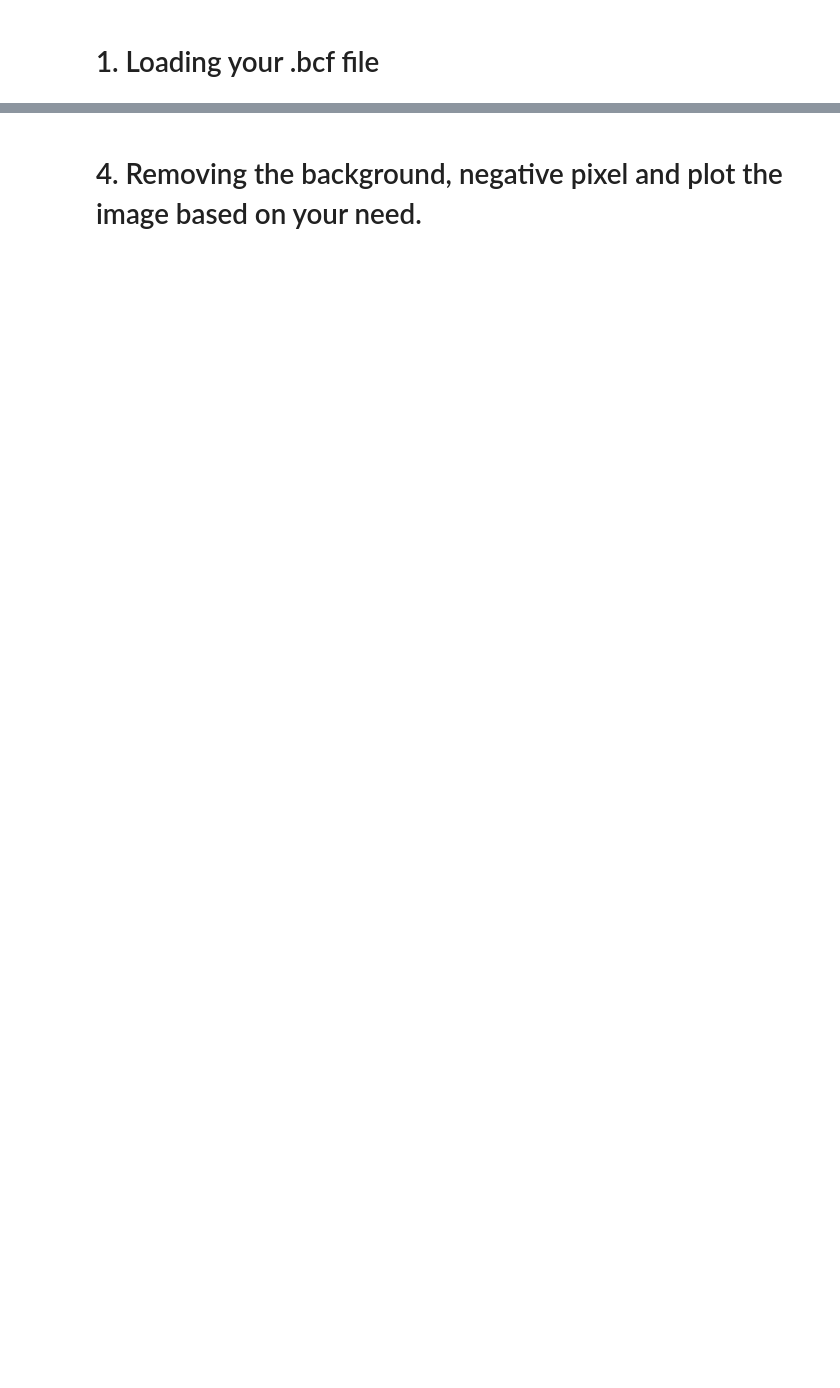
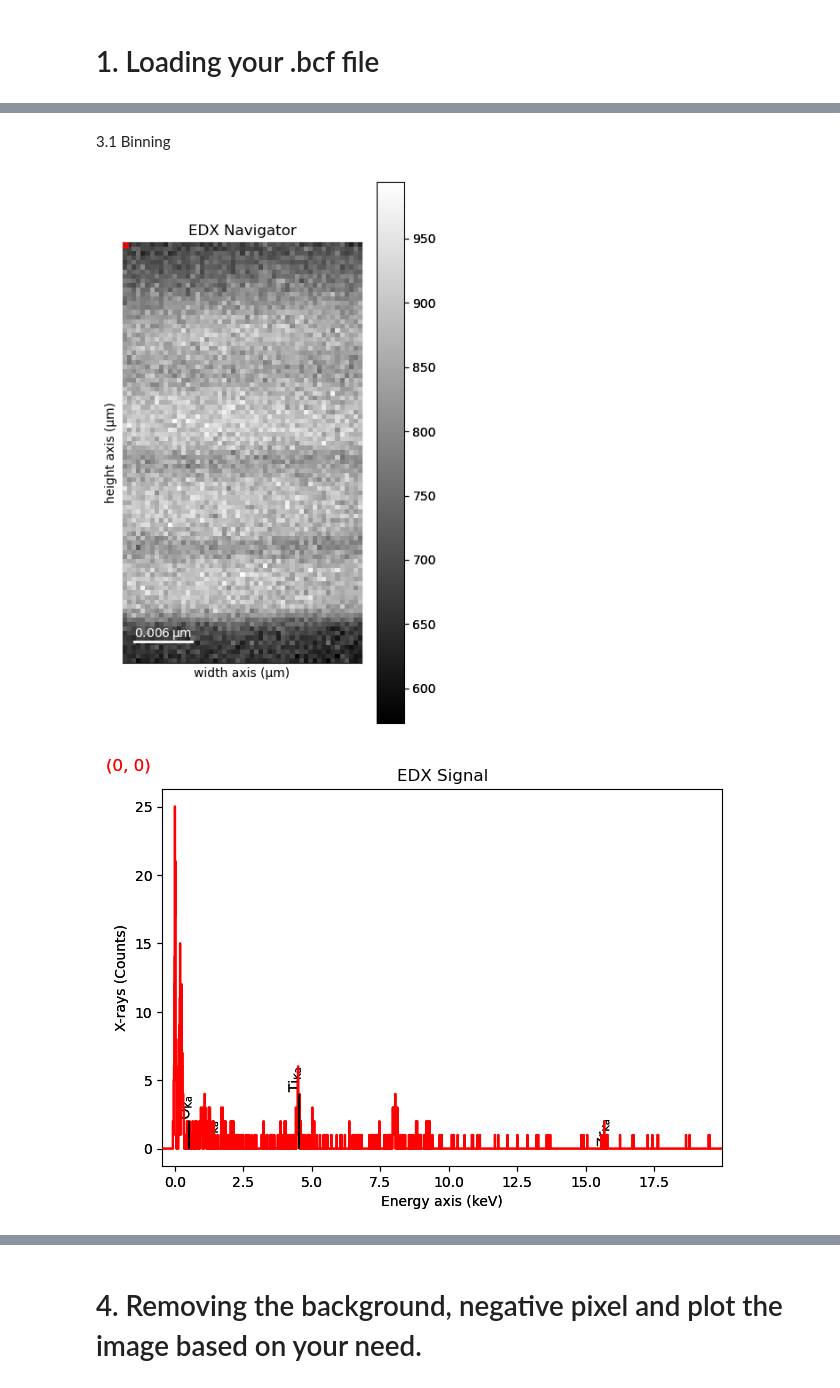
Before and after one commit to iceaiai/STEM, a Jupyter notebook: EDS.ipynb, the cells around one changed output, grey strips where cells are left out. Drawn from its saved outputs; the diff is of its cells as text; code cells hidden in the pictures; blank space fills up the shorter version.

```diff
--- a/EDS.ipynb
+++ b/EDS.ipynb
@@ -60,0 +15,4 @@ plot_binning_image(s,'h') #swith 'h' to 'v' if you want to sum vertically
+# %%
+sample_name = 'HVCap2.bcf'# input your xxx.bcf file inside ''
+# %%
+s_temp=hs.load(sample_name)
@@ -60,0 +68,9 @@ plot_binning_image(s,'h') #swith 'h' to 'v' if you want to sum vertically
+# %%
+#Skip this cell if all the elements and x-ray lines have been added
+# this is for checking all the All_Elements = ['O', 'W', 'Zr','Hf','Al','Cu'] #modify the list of elements
+Elements = ['Al', 'Zr', 'O','Ti']
+s_temp[1].set_elements(Elements)
+# this is for checking all the x-ray lineAll_Xray_lines=['O_Ka', 'W_La', 'Zr_Ka','Zr_La','W_Ma','W_Lb1', 'Hf_Ma','Hf_La','Hf_Lb3','Al_Ka','Cu_Ka','Cu_Kb','Cu_La','Ga_Ka','Ga_Kb','Ga_La'] #modify the list of x-ray lines
+#Xray_lines_quanti = ['Al_Ka', 'Zr_Ka', 'Si_Ka', 'O_Ka','Hf_La','Cu_Ka']
+Xray_lines = ['Al_Ka', 'Zr_Ka',  'O_Ka','Ti_Ka']
+s_temp[1].set_lines(Xray_lines)
@@ -60,0 +300,3 @@ plot_binning_image(s,'h') #swith 'h' to 'v' if you want to sum vertically
+# %%
+s = s_temp[1]
+s.metadata.Sample.xray_lines #there should be a list of X-rays lines printed here. If not, please use the following cell to add the element(s). Otherwise,
@@ -60,0 +313,7 @@ plot_binning_image(s,'h') #swith 'h' to 'v' if you want to sum vertically
+# %% [markdown]
+3.1 Binning
+# %%
+s.plot(True) # you can drag the red dot on the top left in the navigation image to locate the ROI and check the EDS spectrum.
+# %% [output]
+[figure, added]
+[figure, added]
```
Also changed, not shown: parts of 105 cells of this notebook.
